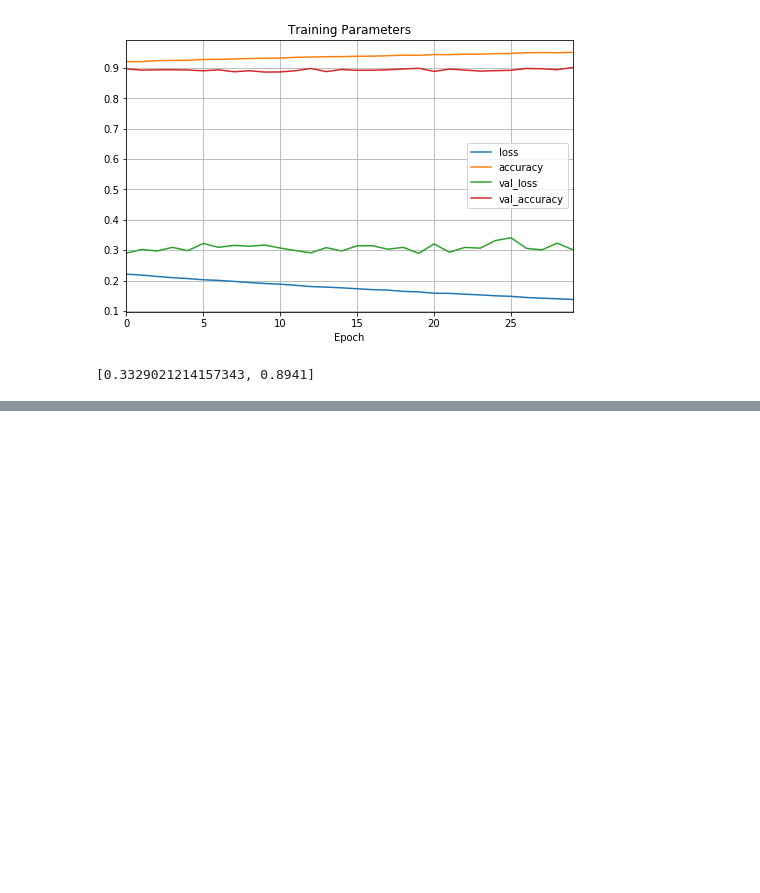
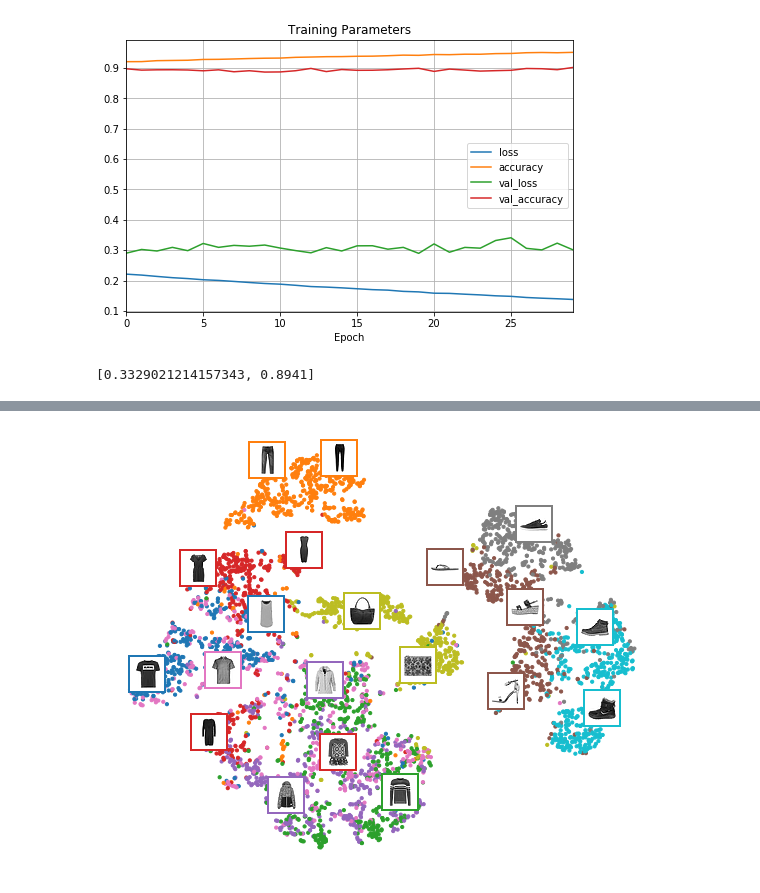
Before and after one commit to tvhahn/autoencoder-sandbox, a Jupyter notebook: notebooks/1.0-vanilla-autoencoder.ipynb, the cells around one changed output, grey strips where cells are left out. Drawn from its saved outputs; the diff is of its cells as text; code cells hidden in the pictures; blank space fills up the shorter version.

```diff
--- a/notebooks/1.0-vanilla-autoencoder.ipynb
+++ b/notebooks/1.0-vanilla-autoencoder.ipynb
@@ -212,0 +340,18 @@ model.evaluate(X_test, y_test, verbose=0)
+# %%
+# adapted from https://scikit-learn.org/stable/auto_examples/manifold/plot_lle_digits.html
+plt.figure(figsize=(10, 8))
+cmap = plt.cm.tab10
+plt.scatter(X_valid_2D[:, 0], X_valid_2D[:, 1], c=y_valid, s=10, cmap=cmap)
+image_positions = np.array([[1., 1.]])
+for index, position in enumerate(X_valid_2D):
+    dist = np.sum((position - image_positions) ** 2, axis=1)
+    if np.min(dist) > 0.02: # if far enough from other images
+        image_positions = np.r_[image_positions, [position]]
+        imagebox = mpl.offsetbox.AnnotationBbox(
+            mpl.offsetbox.OffsetImage(X_valid[index], cmap="binary"),
+            position, bboxprops={"edgecolor": cmap(y_valid[index]), "lw": 2})
+        plt.gca().add_artist(imagebox)
+plt.axis("off")
+plt.show()
+# %% [output]
+[figure, added]
```
Also changed, not shown: parts of 10 cells of this notebook, 1 other file.
